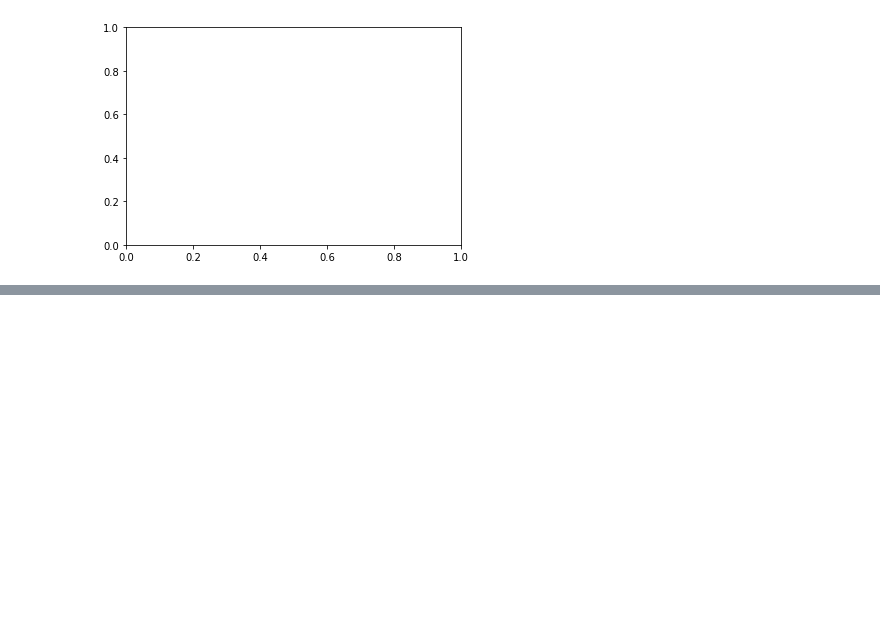
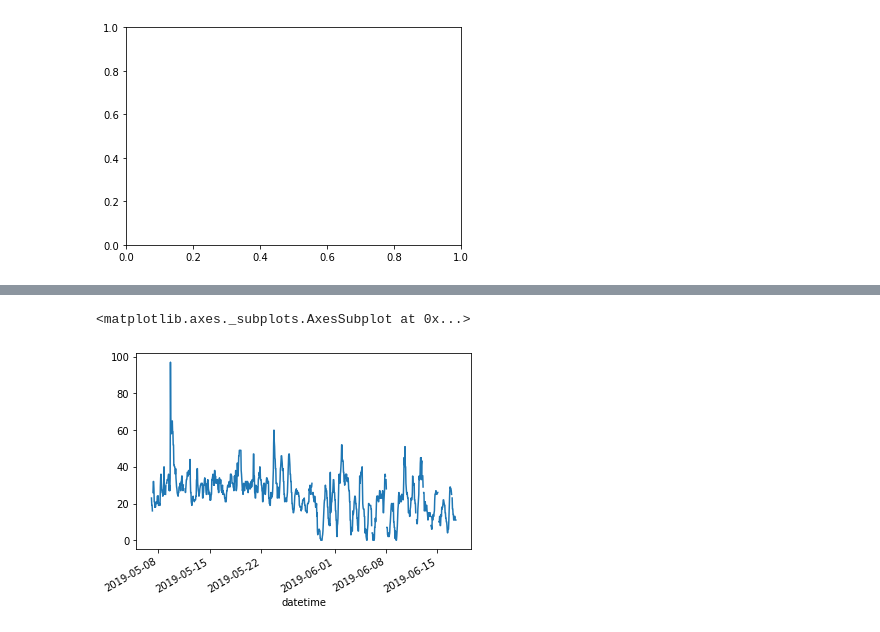
Before and after one commit to M1NH42/ads, a Jupyter notebook: data_representation/matplt.ipynb, the cells around one changed output, grey strips where cells are left out. Drawn from its saved outputs; the diff is of its cells as text; code cells hidden in the pictures; blank space fills up the shorter version.

```diff
--- a/data_representation/matplt.ipynb
+++ b/data_representation/matplt.ipynb
@@ -62,0 +87,5 @@ ax.get_children()
+# %%
+air_quality['station_london'].plot()
+# %% [output]
+<matplotlib.axes._subplots.AxesSubplot at 0x...>
+[figure, added]
```
Also changed, not shown: parts of 9 cells of this notebook, 1 other file.
